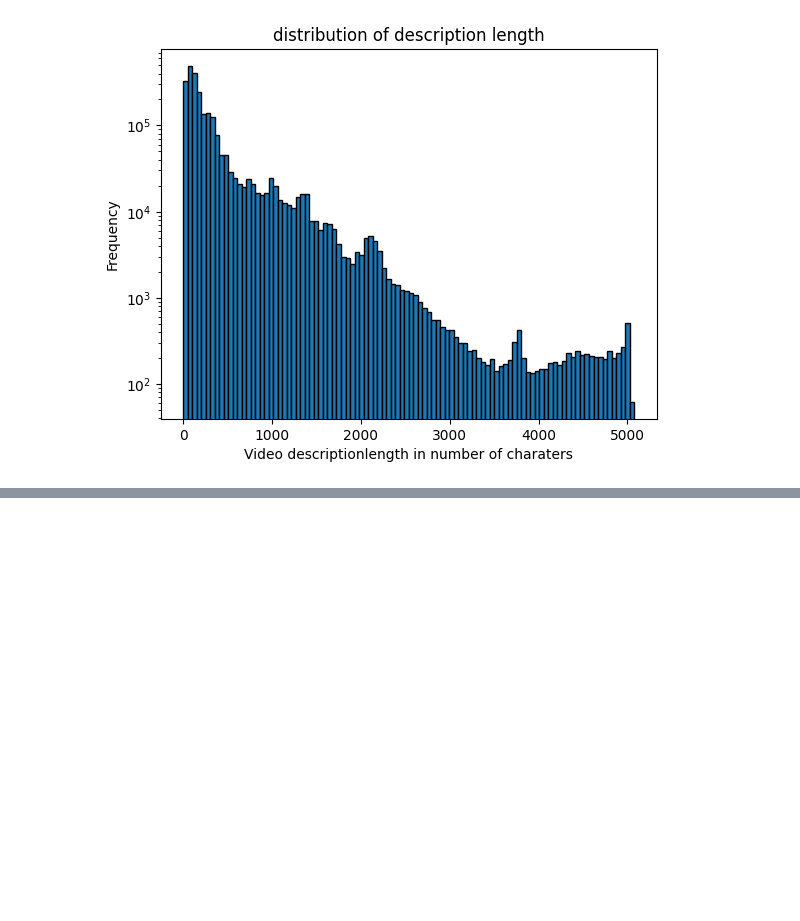
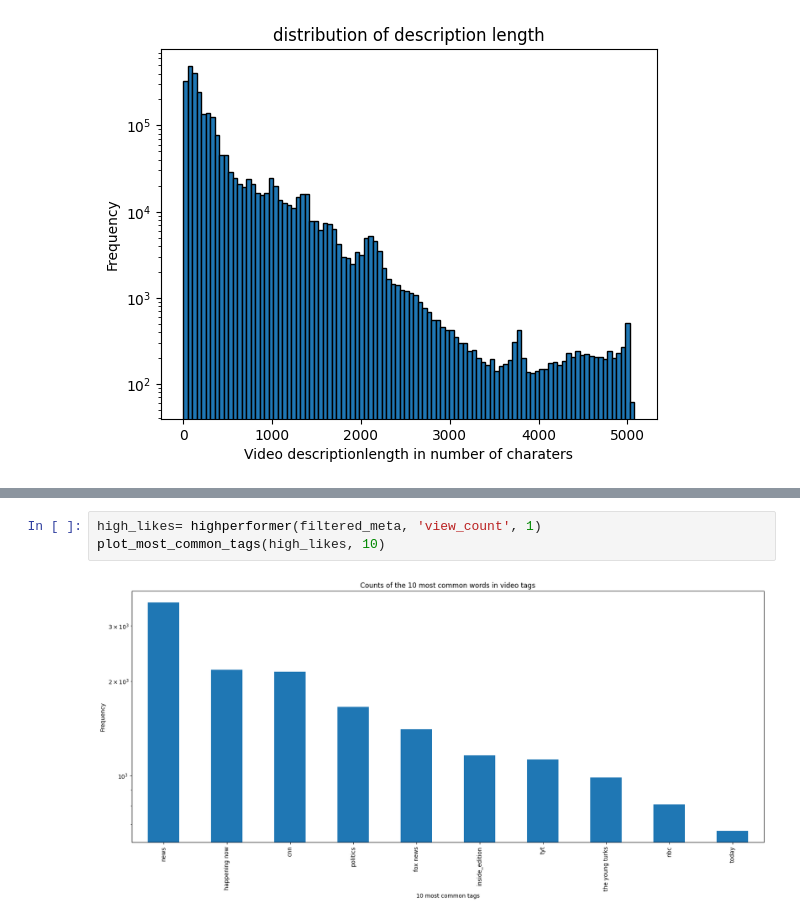
Before and after one commit to epfl-ada/ada-2024-project-lil0mohammadali, a Jupyter notebook: results.ipynb, the cells around one changed output, grey strips where cells are left out. Cells and saved outputs as stored; diff of their text form; blank space fills up the shorter version.

```diff
--- a/results.ipynb
+++ b/results.ipynb
@@ -38,3 +69,8 @@ plot_text_len_char(filtered_meta, 'description')
+# %%
+high_likes= highperformer(filtered_meta, 'view_count', 1)
+plot_most_common_tags(high_likes, 10)
+# %% [output]
+[figure, added]
 # %%
 plot_text_len_words(filtered_meta, 'description')
 plot_text_len_words(filtered_meta, 'title')
```
Also changed, not shown: parts of 8 cells of this notebook.
